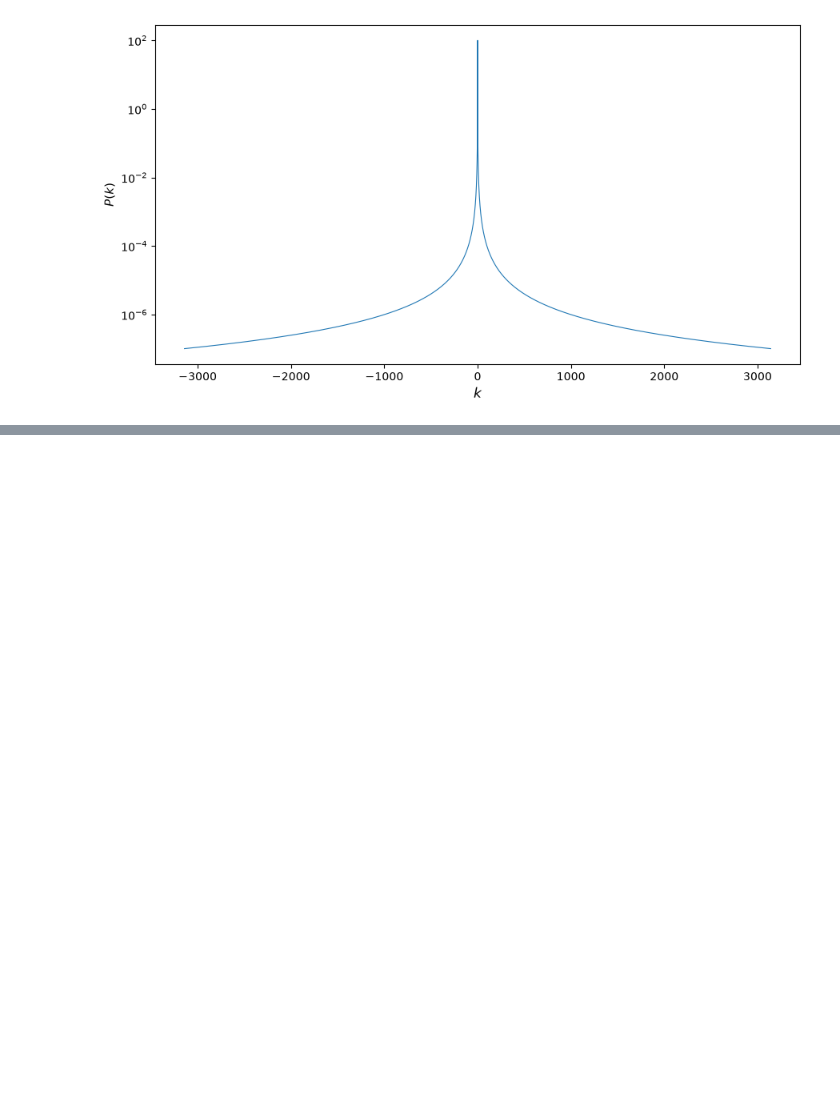
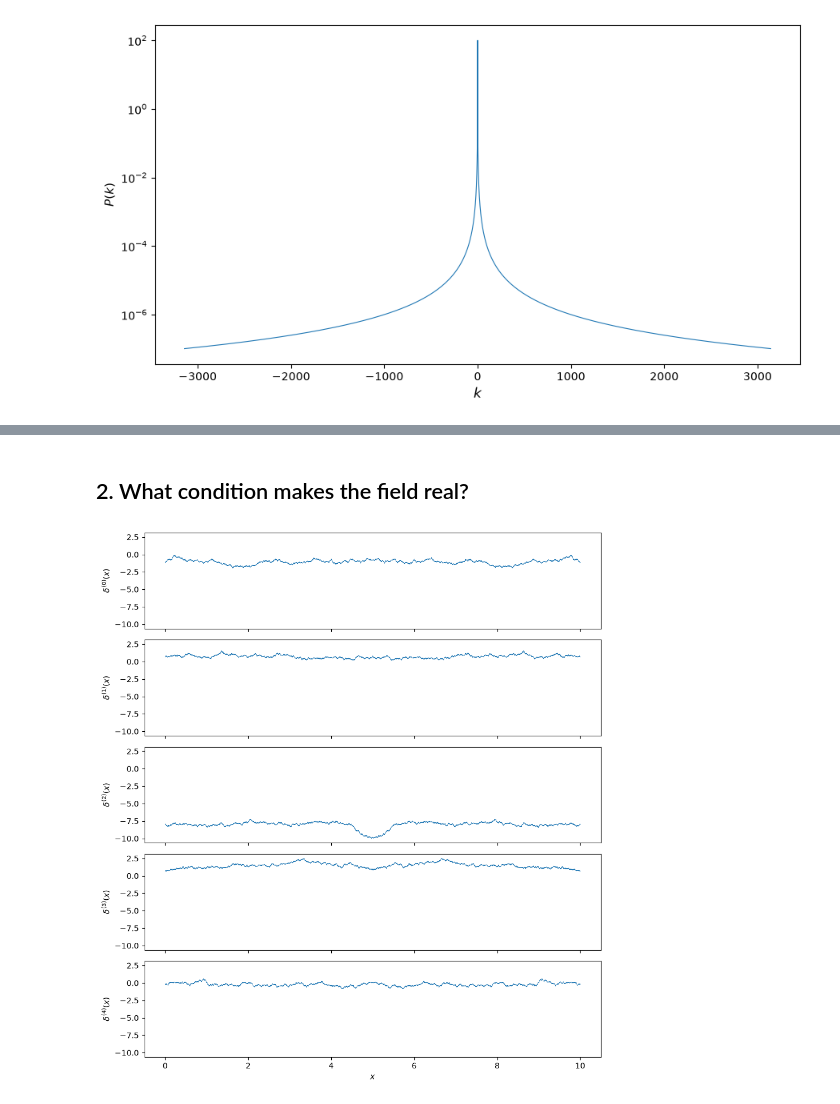
Before and after one commit to jairferrara/num-est, a Jupyter notebook: 03/03.ipynb, the cells around one changed output, grey strips where cells are left out. Cells and saved outputs as stored; diff of their text form; code cells hidden in the pictures; blank space fills up the shorter version.

```diff
--- a/03/03.ipynb
+++ b/03/03.ipynb
@@ -42,0 +75,18 @@ real_space = np.array([r.normal(lb, rb, N) for r in rng_childs])
+# %% [markdown]
+## 2. What condition makes the field real?
+# %%
+mask = fourier_space < 0
+rng_childs = rng.spawn(5) # New childs
+for i in range(5):
+    delta_k[i, mask] = rng_childs[i].normal(0, np.sqrt(N**2 * Pk[mask] / L))
+delta_x = np.fft.ifft(np.fft.ifftshift(delta_k, axes=1), axis=1)
+# %%
+fig, axs = plt.subplots(5, 1, figsize=(9, 10), sharex=True, sharey=True)
+for i, ax in enumerate(axs):
+    ax.plot(real_space, delta_x[i], lw=0.5)
+    ax.set_ylabel(rf'$\delta^{{({i})}}(x)$')
+axs[-1].set_xlabel('$x$')
+plt.tight_layout()
+plt.show()
+# %% [output]
+[figure, added]
```
Also changed, not shown: parts of 6 cells of this notebook.
